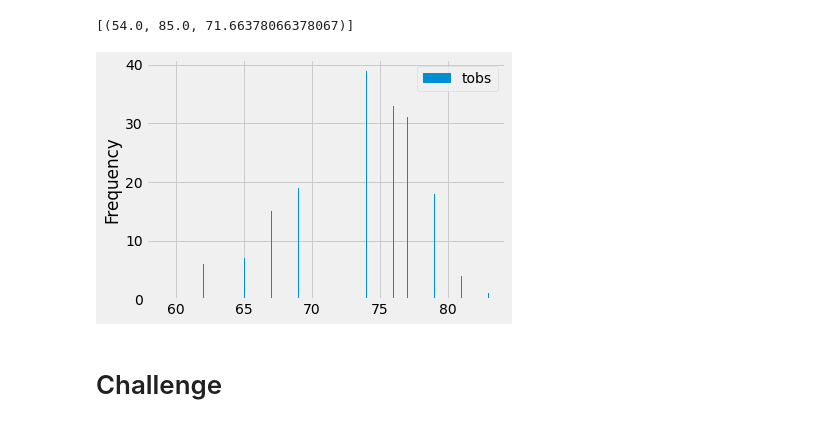
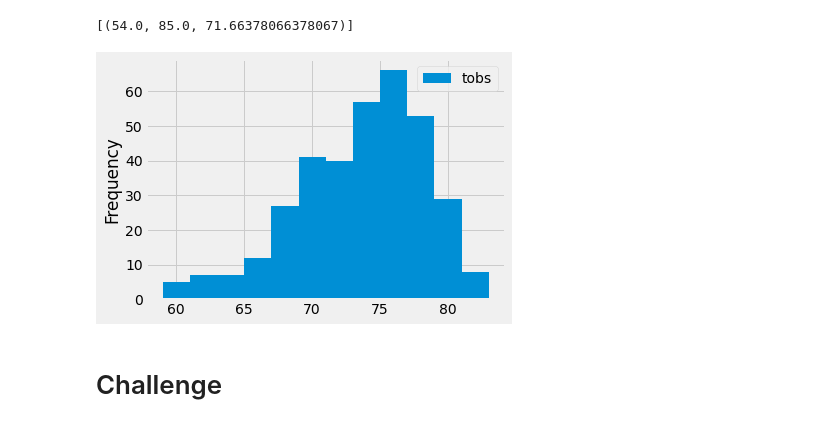
Before and after one commit to hamzaali00/surfs_up, a Jupyter notebook: climate_analysis.ipynb, the cells around one changed output. Cells and saved outputs as stored; diff of their text form; code cells hidden in the pictures.

```diff
--- a/climate_analysis.ipynb
+++ b/climate_analysis.ipynb
@@ -115,20 +115,20 @@ filter(Measurement.station == 'USC00519281').all()
 # %%
 # Choose the station with the highest number of temperature observations.
 # Query the last 12 months of temperature observation data for this station and plot the results as a histogram
 results = session.query(Measurement.tobs).\
 filter(Measurement.station == 'USC00519281').\
 filter(Measurement.date >= prev_year).all()
 
 #print(results)
 
 df = pd.DataFrame(results, columns=['tobs'])
 #print(df.to_string(index=False))
 
-df.plot.hist(bins=100)
+df.plot.hist(bins=12)
 plt.tight_layout()
 plt.show()
 # %% [output]
-[figure, old version]
+[figure, new version]
 # %%
 # Write a function called `calc_temps` that will accept start date and end date in the format '%Y-%m-%d'
 # and return the minimum, average, and maximum temperatures for that range of dates
```
Also changed, not shown: 1 other file.
